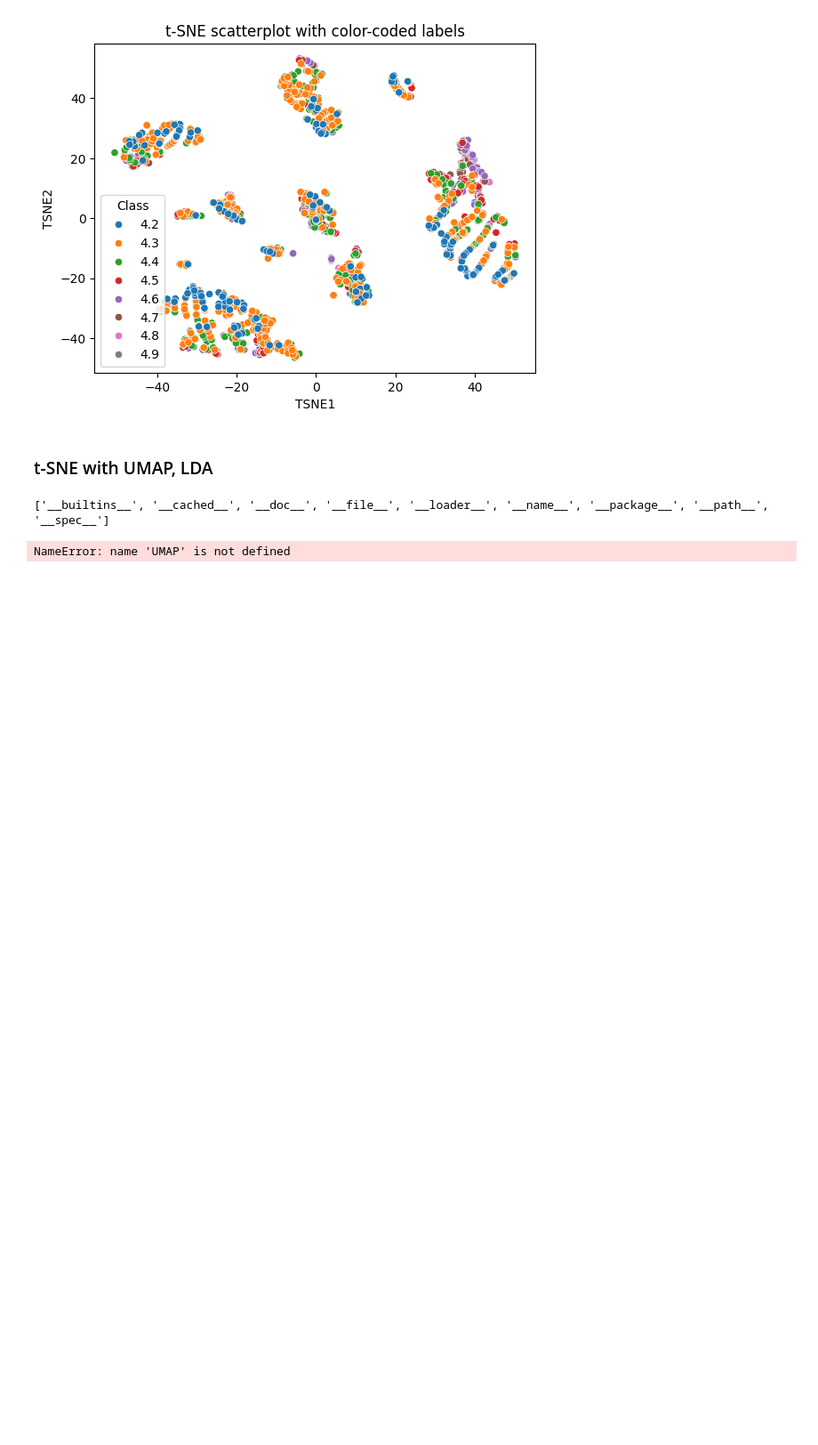
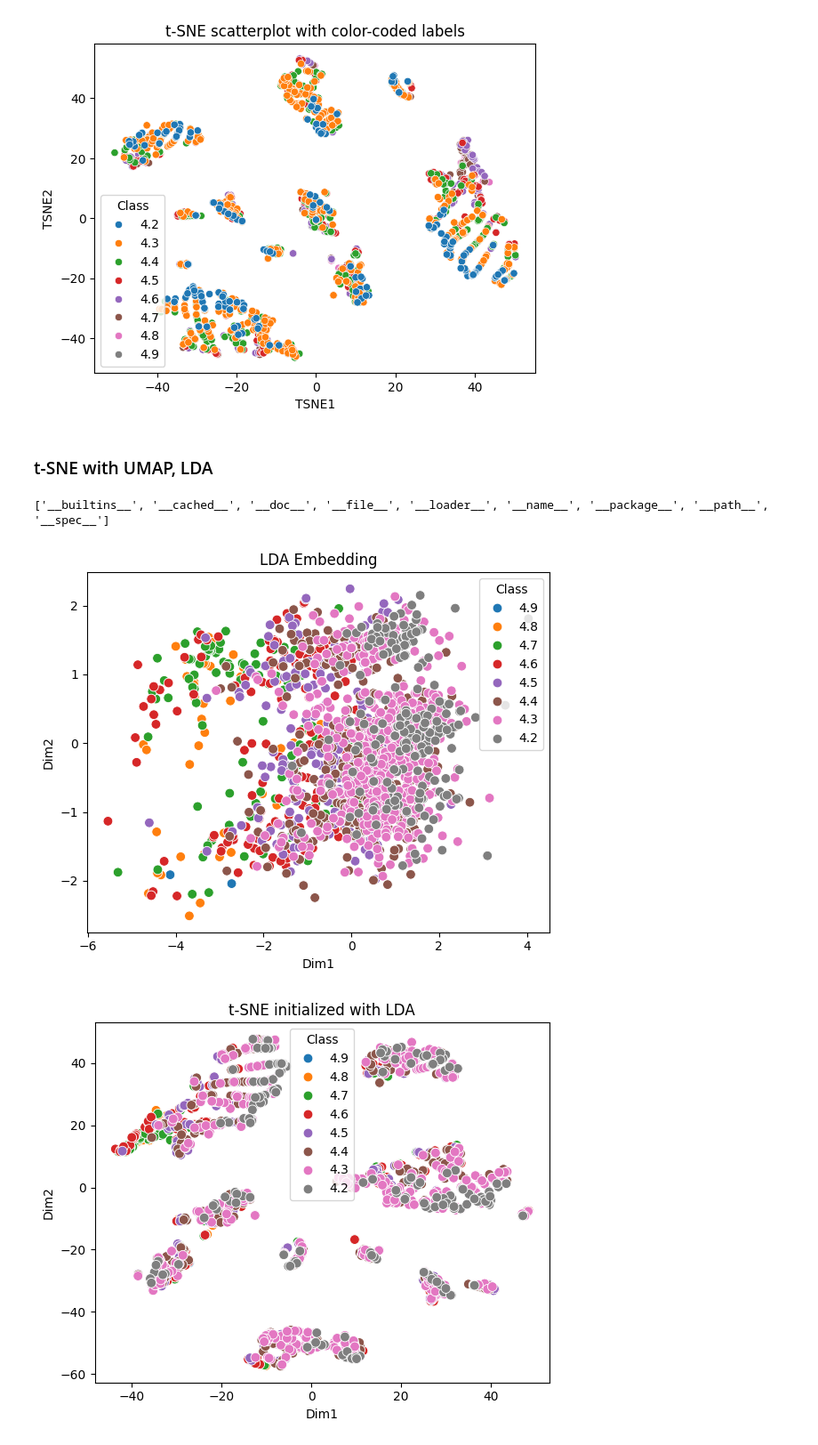
Before and after one commit to SailorJens/ML_Uni_Notebooks, a Jupyter notebook: week5_wine_testing.ipynb, the cells around one changed output. Shown at 89% size. Saved outputs shown, nothing was run; the diff lists cells and outputs as text; code cells hidden in the pictures; blank space fills up the shorter version.

```diff
--- a/week5_wine_testing.ipynb
+++ b/week5_wine_testing.ipynb
@@ -780,46 +783,47 @@ y = df_target_quality.astype(str)
 lda = LinearDiscriminantAnalysis(n_components=2)
 X_lda = lda.fit_transform(X, y)
 
-# 2. Compute UMAP embedding (2D)
-reducer = UMAP(n_components=2, random_state=42)
-X_umap = reducer.fit_transform(X)
+# # 2. Compute UMAP embedding (2D)
+# reducer = UMAP(n_components=2, random_state=42)
+# X_umap = reducer.fit_transform(X)
 
 # 3. Compute t-SNE initialized with LDA embedding
-tsne_lda = TSNE(n_components=2, init=X_lda, random_state=42, n_iter=1000)
+tsne_lda = TSNE(n_components=2, init=X_lda, random_state=42)
 X_tsne_lda_init = tsne_lda.fit_transform(X)
 
 # 4. Compute t-SNE initialized with UMAP embedding
-tsne_umap = TSNE(n_components=2, init=X_umap, random_state=42, n_iter=1000)
-X_tsne_umap_init = tsne_umap.fit_transform(X)
+# tsne_umap = TSNE(n_components=2, init=X_umap, random_state=42, n_iter=1000)
+# X_tsne_umap_init = tsne_umap.fit_transform(X)
 
 # Prepare DataFrames for plotting
 def make_df(X_emb, labels, name):
     return pd.DataFrame({
         'Dim1': X_emb[:, 0],
         'Dim2': X_emb[:, 1],
         'label': labels.astype(str),
         'method': name
     })
 
 df_lda = make_df(X_lda, y, 'LDA')
-df_umap = make_df(X_umap, y, 'UMAP')
+# df_umap = make_df(X_umap, y, 'UMAP')
 df_tsne_lda = make_df(X_tsne_lda_init, y, 't-SNE init LDA')
-df_tsne_umap = make_df(X_tsne_umap_init, y, 't-SNE init UMAP')
+# df_tsne_umap = make_df(X_tsne_umap_init, y, 't-SNE init UMAP')
 
 # Plotting function
 def plot_embedding(df, title):
     plt.figure(figsize=(6,5))
     sns.scatterplot(data=df, x='Dim1', y='Dim2', hue='label', palette='tab10', s=60)
     plt.title(title)
     plt.legend(title='Class')
     plt.tight_layout()
     plt.show()
 
 # Plot each
 plot_embedding(df_lda, 'LDA Embedding')
-plot_embedding(df_umap, 'UMAP Embedding')
+# plot_embedding(df_umap, 'UMAP Embedding')
 plot_embedding(df_tsne_lda, 't-SNE initialized with LDA')
-plot_embedding(df_tsne_umap, 't-SNE initialized with UMAP')
+# plot_embedding(df_tsne_umap, 't-SNE initialized with UMAP')
 # %% [output]
 ['__builtins__', '__cached__', '__doc__', '__file__', '__loader__', '__name__', '__package__', '__path__', '__spec__']
-NameError: name 'UMAP' is not defined
+[figure, added]
+[figure, added]
```
Also changed, not shown: parts of 1 cell of this notebook.
